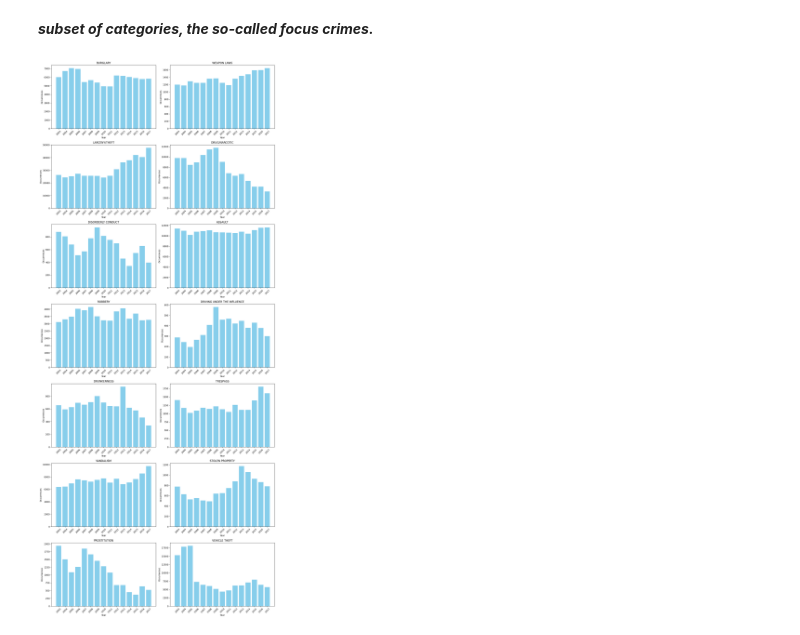
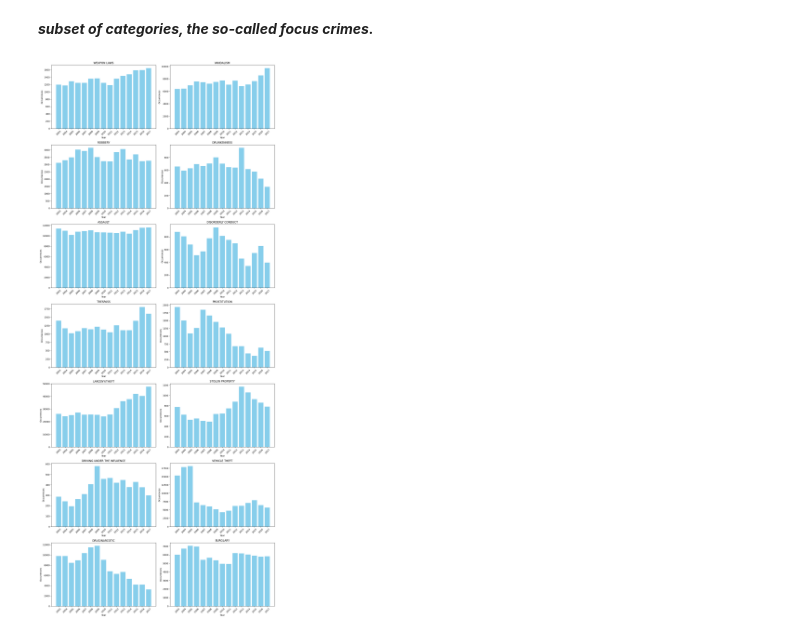
Before and after one commit to ejaj/social-data-analysis-viz, a Jupyter notebook: Week1.ipynb, the cells around one changed output. Drawn from its saved outputs; the diff is of its cells as text; code cells hidden in the pictures.

Commit message:
Week - 2, Part - 2

```diff
--- a/Week1.ipynb
+++ b/Week1.ipynb
@@ -165,29 +165,33 @@ plt.show()
 # %% [markdown]
 ***subset of categories, the so-called *focus crimes*.***
 # %%
+focuscrimes = set(['WEAPON LAWS', 'PROSTITUTION', 'DRIVING UNDER THE INFLUENCE', 'ROBBERY', 'BURGLARY', 'ASSAULT', 'DRUNKENNESS', 'DRUG/NARCOTIC', 'TRESPASS', 'LARCENY/THEFT', 'VANDALISM', 'VEHICLE THEFT', 'STOLEN PROPERTY', 'DISORDERLY CONDUCT'])
 num_crimes = len(focuscrimes)
 num_rows = (num_crimes + 1) // 2  # Calculate rows needed, add 1 for potential odd number
 fig, axes = plt.subplots(num_rows, 2, figsize=(15, num_rows * 5))  # Adjust figsize accordingly
 axes = axes.ravel()  # Flatten the array of axes
 
 # Plot each crime category in its subplot
 for ax, crime in zip(axes, focuscrimes):
     # Filter the data for the current crime and get the yearly counts
     yearly_counts = df_filtered[df_filtered['Category'] == crime]['Year'].value_counts().sort_index()
     ax.bar(yearly_counts.index.astype(str), yearly_counts.values, color='skyblue')
     ax.set_title(crime)
     ax.set_xlabel('Year')
     ax.set_ylabel('Occurrences')
     ax.tick_params(axis='x', rotation=45)
-
+    if i > (rows - 1) * cols:
+        plt.xlabel('Day of week')
+    else:
+        ax.set_xlabel('')
 # If number of crimes is odd, the last subplot will be empty and can be turned off
 if len(axes) > len(focuscrimes):
     fig.delaxes(axes[-1])
 
 # Adjust the layout so that labels and titles do not overlap
 fig.tight_layout()
 
 # Show the plot
 plt.show()
 # %% [output]
-[figure, old version]
+[figure, new version]
```
Also changed, not shown: 1 other file.
